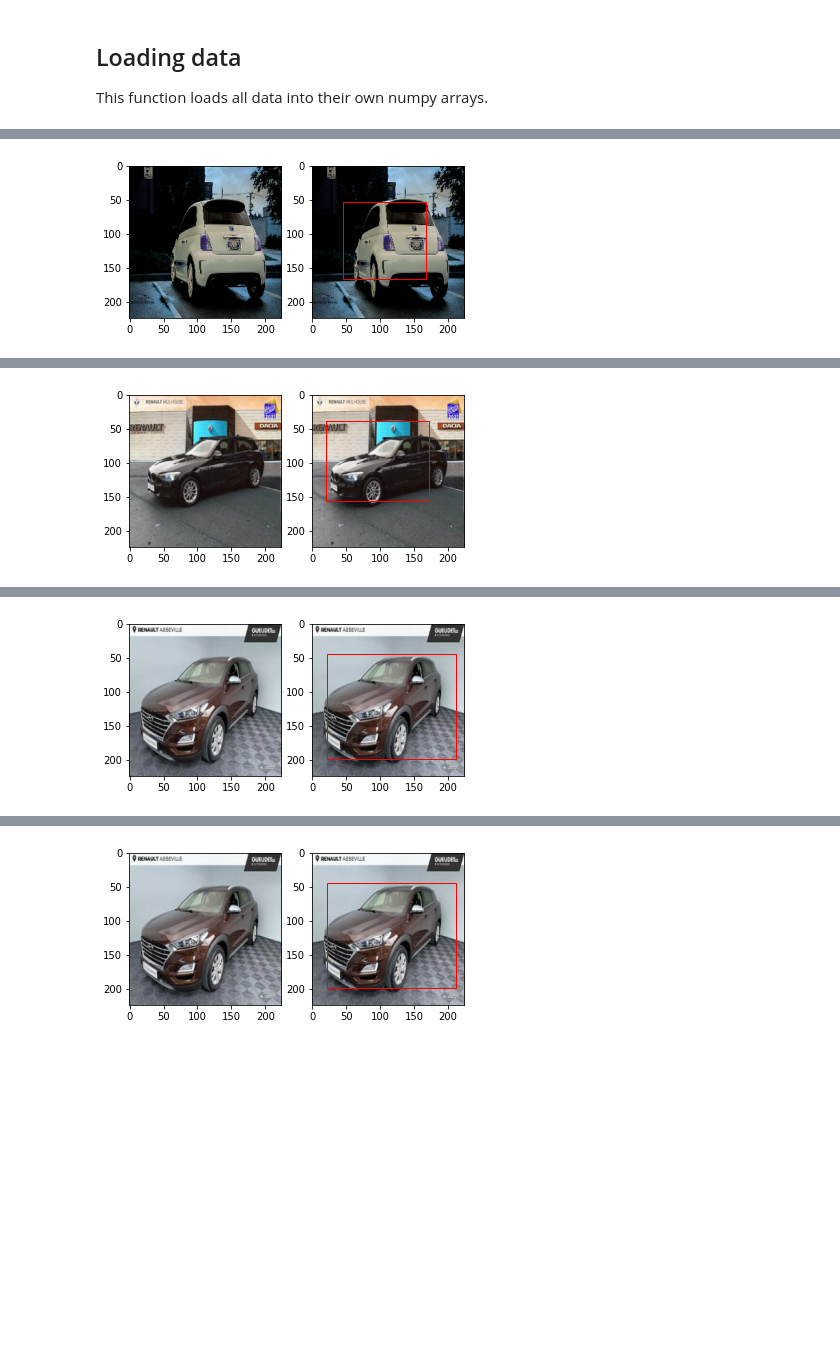
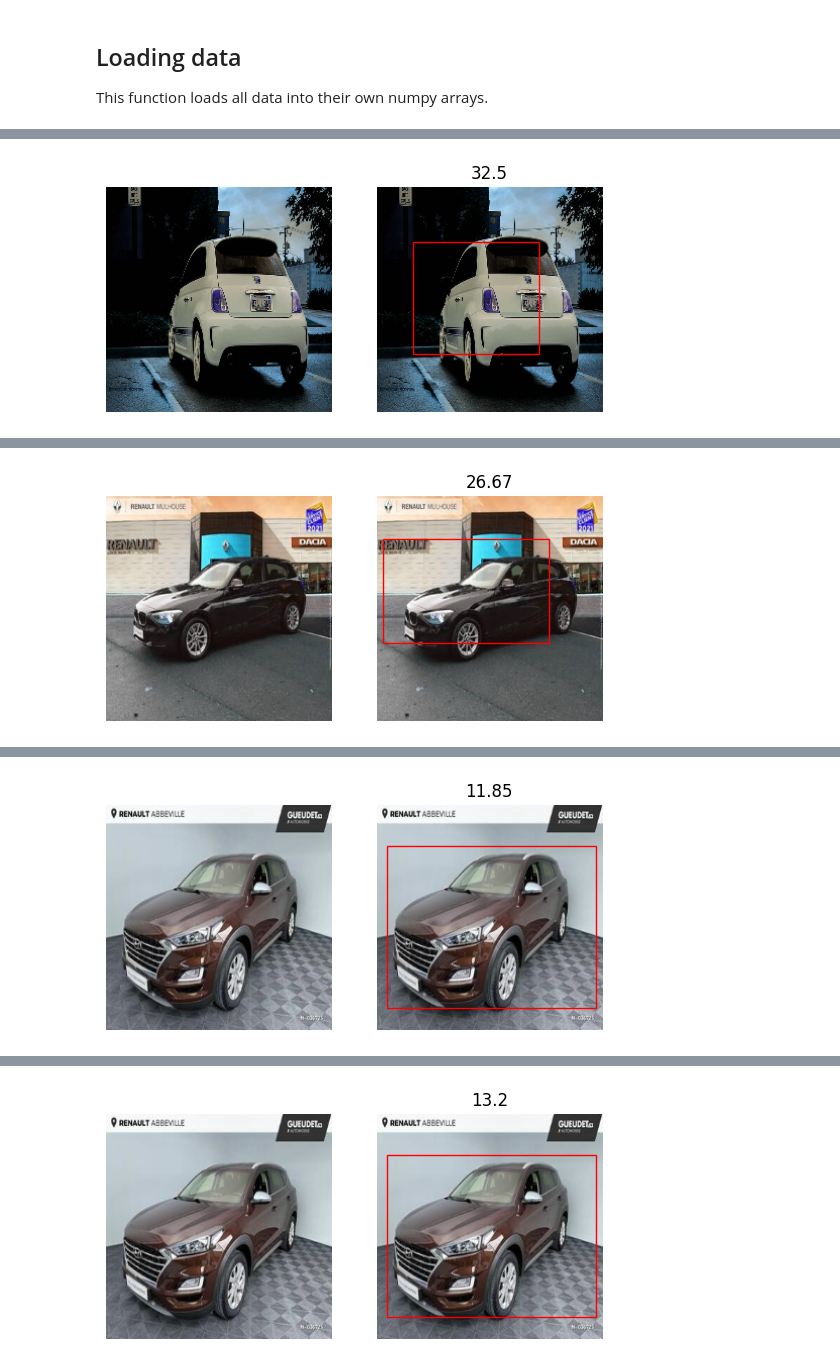
Before and after one commit to Joshua-Veens/VISN-Joshua-Veens, a Jupyter notebook: Eindopdracht/vehicleDetector.ipynb, the cells around one changed output, grey strips where cells are left out. Saved outputs shown, nothing was run; the diff lists cells and outputs as text; code cells hidden in the pictures; blank space fills up the shorter version.

```diff
--- a/Eindopdracht/vehicleDetector.ipynb
+++ b/Eindopdracht/vehicleDetector.ipynb
@@ -188,4 +192,4 @@ _________________________________________________________________
 # %%
 # Train the model
-hist = model.fit(X_train, Y_train, epochs=10, validation_data=(X_val, Y_val))
+hist = model.fit(X_train, Y_train, epochs=10, validation_data=(X_val, Y_val), batch_size=32)
 # %% [output]
@@ -223,18 +238,34 @@ model.save("improved_model.h5")
 # %%
+# Calculates the distance between two rectangles defined by their 4 corner points.
+def rectangle_distance(rect1, rect2):
+    # Calculate the midpoint of each rectangle
+    rect1_midpoint = ((rect1[0] + rect1[2]) / 2, (rect1[1] + rect1[3]) / 2)
+    rect2_midpoint = ((rect2[0] + rect2[2]) / 2, (rect2[1] + rect2[3]) / 2)
+
+    # Calculate the distance between the midpoints
+    distance = math.sqrt((rect1_midpoint[0] - rect2_midpoint[0])**2 + (rect1_midpoint[1] - rect2_midpoint[1])**2)
+
+    return round(distance, 2)
+
 # Display one image without and one image with bounding boxes.
-def display_image(path, x1, y1, x2, y2):
+def display_image(path, x1, y1, x2, y2, distance):
     fig, ax = plt.subplots(nrows=1, ncols=2)
     ax[0].imshow(path)
     ax[1].imshow(path)
+    ax[1].set_title(distance)
     rect = patches.Rectangle((x1, y1), x2-x1, y2-y1, linewidth=1, edgecolor='r', facecolor='none')
     ax[1].add_patch(rect)
+    ax[0].axis("off")
+    ax[1].axis("off")
     plt.show()
 
 
 # Loop through the image filenames and process each image
 for index in range(len(X_test)):
+    start = time.time()
     image = np.expand_dims(X_test[index], axis=0)
     preds = model.predict(image)
+    print(time.time() - start, " seconds to predict bounding box.")
     x1, y1, x2, y2 = preds.astype('int')[0]
-    display_image(X_test[index], x1, y1, x2, y2)
+    display_image(X_test[index], x1, y1, x2, y2, rectangle_distance(Y_test[index], (x1, y1, x2, y2)))
 # %% [output]
@@ -241 +274 @@ for index in range(len(X_test)):
-[figure, old version]
+[figure, new version]
@@ -242 +277 @@ for index in range(len(X_test)):
-[figure, old version]
+[figure, new version]
@@ -243 +280 @@ for index in range(len(X_test)):
-[figure, old version]
+[figure, new version]
@@ -244 +283 @@ for index in range(len(X_test)):
-[figure, old version]
+[figure, new version]
```
Also changed, not shown: parts of 11 cells of this notebook, 1 other file.
